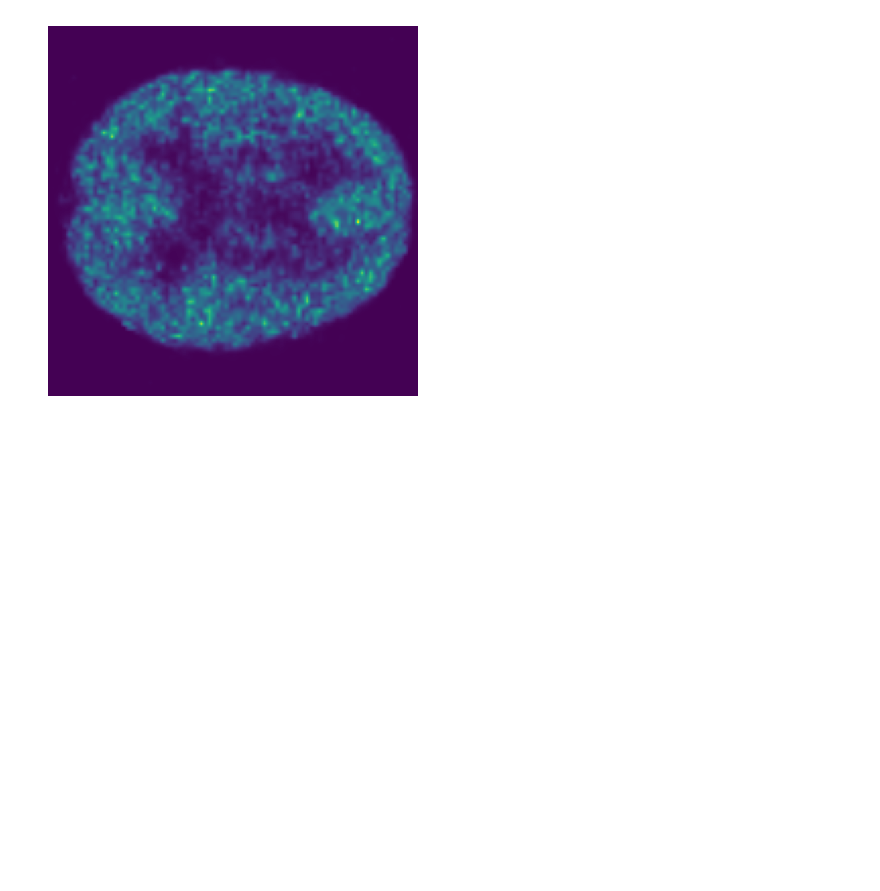
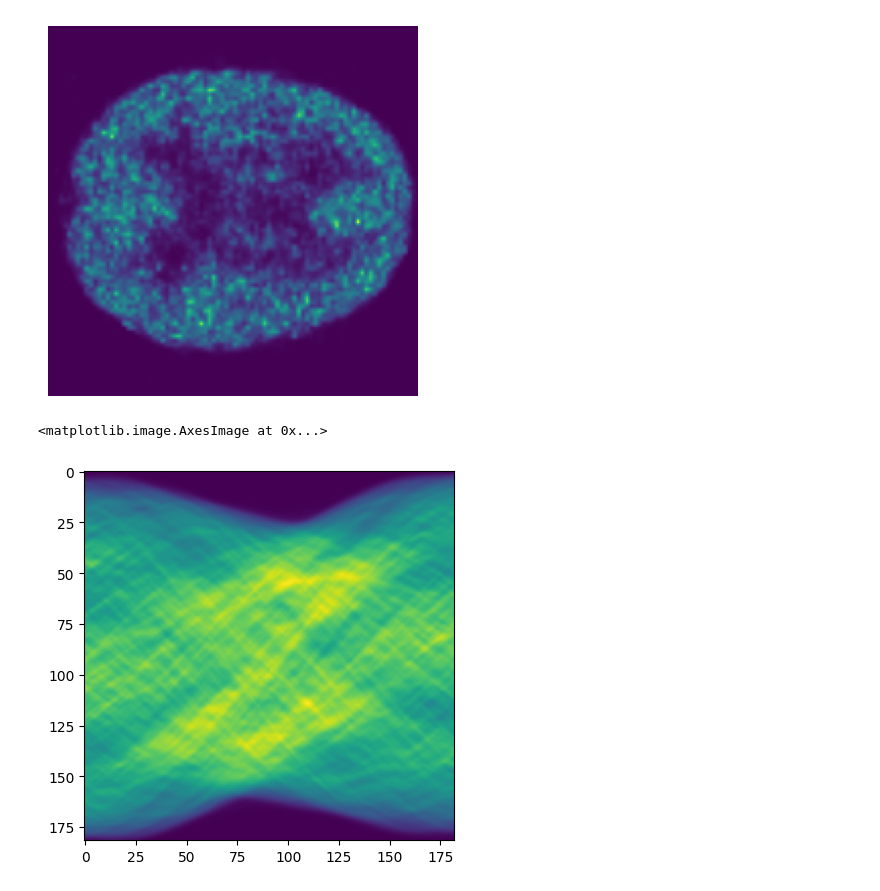
Before and after one commit to jemmabagg/picoPET-sim, a Jupyter notebook: Final_Im_Workflow/ryan_testing.ipynb, the cells around one changed output. Saved outputs shown, nothing was run; the diff lists cells and outputs as text; code cells hidden in the pictures; blank space fills up the shorter version.

```diff
--- a/Final_Im_Workflow/ryan_testing.ipynb
+++ b/Final_Im_Workflow/ryan_testing.ipynb
@@ -231,3 +541,15 @@ plt.axis("off")
 # %% [output]
 (-0.5, 181.5, 181.5, -0.5)
 [figure]
+# %%
+from skimage.transform import resize, radon, iradon
+
+nxd = 182
+theta = np.linspace(0., 180., max(nxd, 180), endpoint=False)
+
+sino = radon(mlem_test[0], theta=theta, circle=True)
+
+plt.imshow(sino)
+# %% [output]
+<matplotlib.image.AxesImage at 0x...>
+[figure, added]
```
Also changed, not shown: parts of 15 cells of this notebook, 12 other files.
